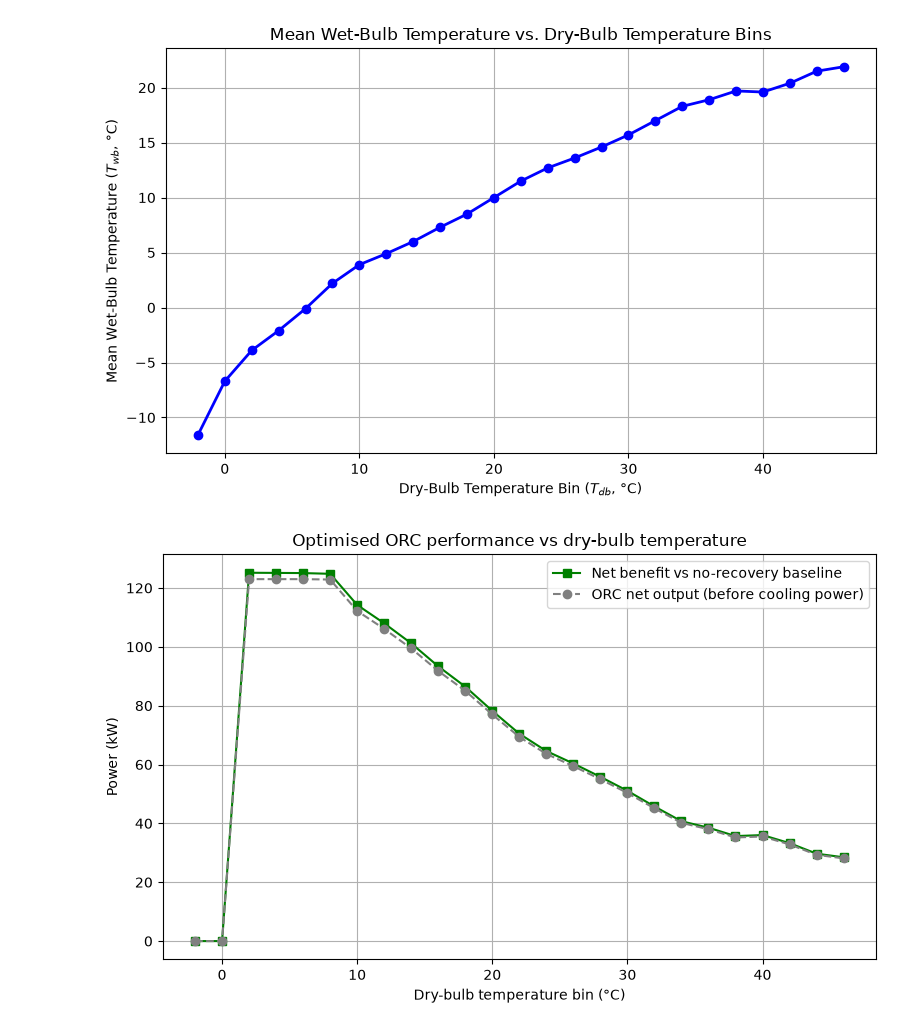
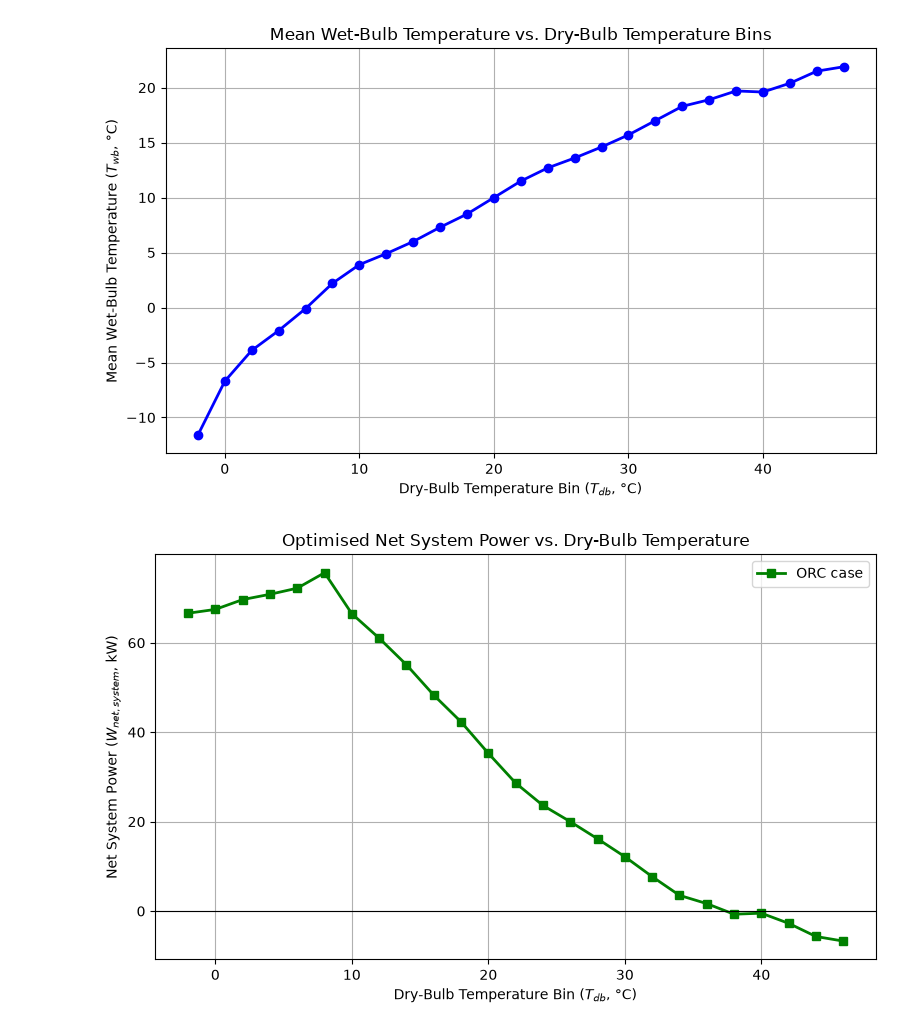
Before and after one commit to aewalter/Thermo, a Jupyter notebook: ORC_optimiser.ipynb, the cells around one changed output. Drawn from its saved outputs; the diff is of its cells as text; code cells hidden in the pictures.

```diff
--- a/ORC_optimiser.ipynb
+++ b/ORC_optimiser.ipynb
@@ -50,13 +50,13 @@ def wet_tower(Q, T_db_amb, T_wb_amb, P_atm, T_approach_wt, T_range_wt):
         return dict(Q=0.0, m_water=0.0, m_air=0.0, LG=np.nan, W_pump=0.0,
                     W_fan=0.0, evap_kg_s=0.0)
     h_in = HAPropsSI('H', 'T', T_db_amb, 'Twb', T_wb_amb, 'P', P_atm)
-    W_in = HAPropsSI('W', 'T', T_db_amb, 'Twb', T_wb_amb, 'P', P_atm)
+    Humidity_in = HAPropsSI('W', 'T', T_db_amb, 'Twb', T_wb_amb, 'P', P_atm)
     v_da = HAPropsSI('Vda', 'T', T_db_amb, 'Twb', T_wb_amb, 'P', P_atm)
 
     T_hot = T_wb_amb + T_approach_wt + T_range_wt          # water entering the tower
     T_air_out = T_hot - dT_air_exit
     h_out = HAPropsSI('H', 'T', T_air_out, 'R', 1.0, 'P', P_atm)
-    W_out = HAPropsSI('W', 'T', T_air_out, 'R', 1.0, 'P', P_atm)
+    Humidity_out = HAPropsSI('W', 'T', T_air_out, 'R', 1.0, 'P', P_atm)
 
     dh = h_out - h_in
     if dh <= 0:
@@ -66,4 +66,4 @@ def wet_tower(Q, T_db_amb, T_wb_amb, P_atm, T_approach_wt, T_range_wt):
     W_pump = (m_water / rho_w) * dp / (eta_m * eta_imp)
     W_fan = m_air * v_da * dp_air / (eta_fan * eta_motor_fan)
     return dict(Q=Q, m_water=m_water, m_air=m_air, LG=m_water / m_air,
-                W_pump=W_pump, W_fan=W_fan, evap_kg_s=m_air * (W_out - W_in))
+                W_pump=W_pump, W_fan=W_fan, evap_kg_s=m_air * (Humidity_out - Humidity_in))
@@ -218,14 +279,15 @@ plt.show()
 # %% [output]
 [figure]
 # %%
+# 2. Plot (negative values shown as negative)
 plt.figure(figsize=(8, 5))
-plt.plot(bin_results_df['T_db_bin'], bin_results_df['W_net_benefit_kW'],
-         marker='s', color='g', label='Net benefit vs no-recovery baseline')
-plt.plot(bin_results_df['T_db_bin'], bin_results_df['W_net_orc_kW'],
-         marker='o', linestyle='--', color='gray', label='ORC net output (before cooling power)')
-plt.xlabel('Dry-bulb temperature bin (°C)')
-plt.ylabel('Power (kW)')
-plt.title('Optimised ORC performance vs dry-bulb temperature')
+plt.plot(bin_results_df['T_db_bin'], bin_results_df['W_net_system_kW'],
+         marker='s', color='g', linewidth=2, label='ORC case')
+# plt.plot(base_df['T_db_bin'], base_df['W_net_kW'], marker='o', color='gray', label='Baseline')  # colleague's baseline, same sign convention
+plt.axhline(0, color='k', linewidth=0.8)
+plt.xlabel('Dry-Bulb Temperature Bin ($T_{db}$, °C)')
+plt.ylabel('Net System Power ($W_{net, system}$, kW)')
+plt.title('Optimised Net System Power vs. Dry-Bulb Temperature')
 plt.grid(True); plt.legend(); plt.tight_layout(); plt.show()
 # %% [output]
-[figure, old version]
+[figure, new version]
```
Also changed, not shown: parts of 8 cells of this notebook, 20 other files.
